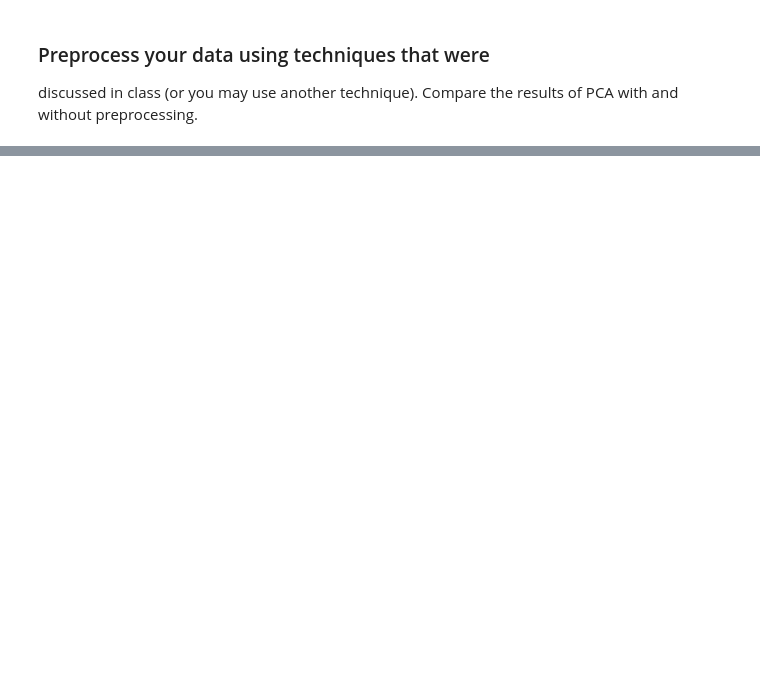
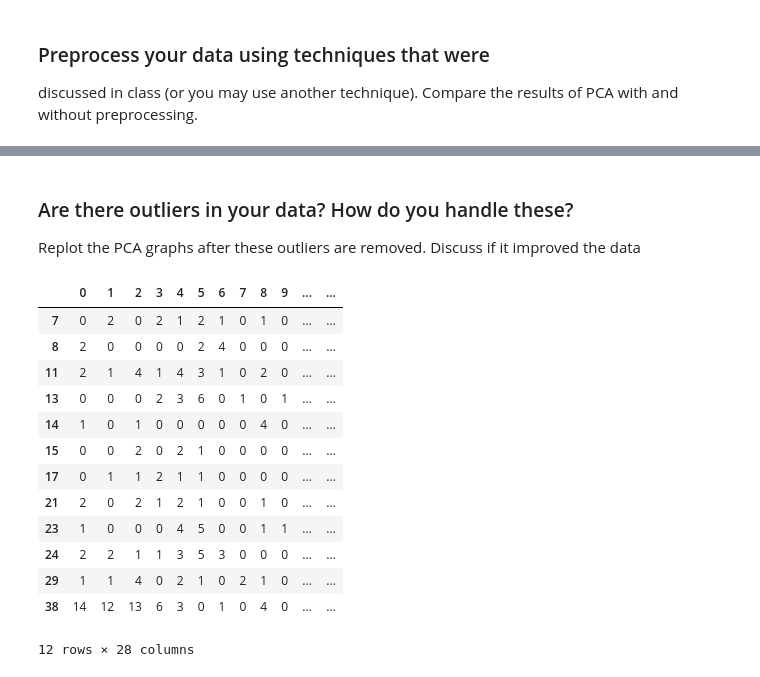
Before and after one commit to muznyahamed/sem7_Ml_assignment1, a Jupyter notebook: assignment2.ipynb, the cells around one changed output, grey strips where cells are left out. Saved outputs shown, nothing was run; the diff lists cells and outputs as text; code cells hidden in the pictures; blank space fills up the shorter version.

```diff
--- a/assignment2.ipynb
+++ b/assignment2.ipynb
@@ -241,0 +372,35 @@ for i, column in enumerate(data.columns):
+# %% [markdown]
+### Are there outliers in your data? How do you handle these?
+Replot the PCA graphs after these outliers are removed.
+Discuss if it improved the data
+# %%
+
+
+# load the data
+data = init_data1
+
+# calculate the z-score for each column
+z_scores = (data - data.mean()) / data.std()
+
+# identify the outliers
+outliers = data[(np.abs(z_scores) > 3).any(axis=1)]
+
+# remove the outliers from the data
+data_no_outliers = data[(np.abs(z_scores) <= 3).all(axis=1)]
+# %%
+outliers
+# %% [output]
+|  | 0 | 1 | 2 | 3 | 4 | 5 | 6 | 7 | 8 | 9 | ... | ... |
+| 7 | 0 | 2 | 0 | 2 | 1 | 2 | 1 | 0 | 1 | 0 | ... | ... |
+| 8 | 2 | 0 | 0 | 0 | 0 | 2 | 4 | 0 | 0 | 0 | ... | ... |
+| 11 | 2 | 1 | 4 | 1 | 4 | 3 | 1 | 0 | 2 | 0 | ... | ... |
+| 13 | 0 | 0 | 0 | 2 | 3 | 6 | 0 | 1 | 0 | 1 | ... | ... |
+| 14 | 1 | 0 | 1 | 0 | 0 | 0 | 0 | 0 | 4 | 0 | ... | ... |
+| 15 | 0 | 0 | 2 | 0 | 2 | 1 | 0 | 0 | 0 | 0 | ... | ... |
+| 17 | 0 | 1 | 1 | 2 | 1 | 1 | 0 | 0 | 0 | 0 | ... | ... |
+| 21 | 2 | 0 | 2 | 1 | 2 | 1 | 0 | 0 | 1 | 0 | ... | ... |
+| 23 | 1 | 0 | 0 | 0 | 4 | 5 | 0 | 0 | 1 | 1 | ... | ... |
+| 24 | 2 | 2 | 1 | 1 | 3 | 5 | 3 | 0 | 0 | 0 | ... | ... |
+| 29 | 1 | 1 | 4 | 0 | 2 | 1 | 0 | 2 | 1 | 0 | ... | ... |
+| 38 | 14 | 12 | 13 | 6 | 3 | 0 | 1 | 0 | 4 | 0 | ... | ... |
+12 rows × 28 columns
```
Also changed, not shown: parts of 24 cells of this notebook.
